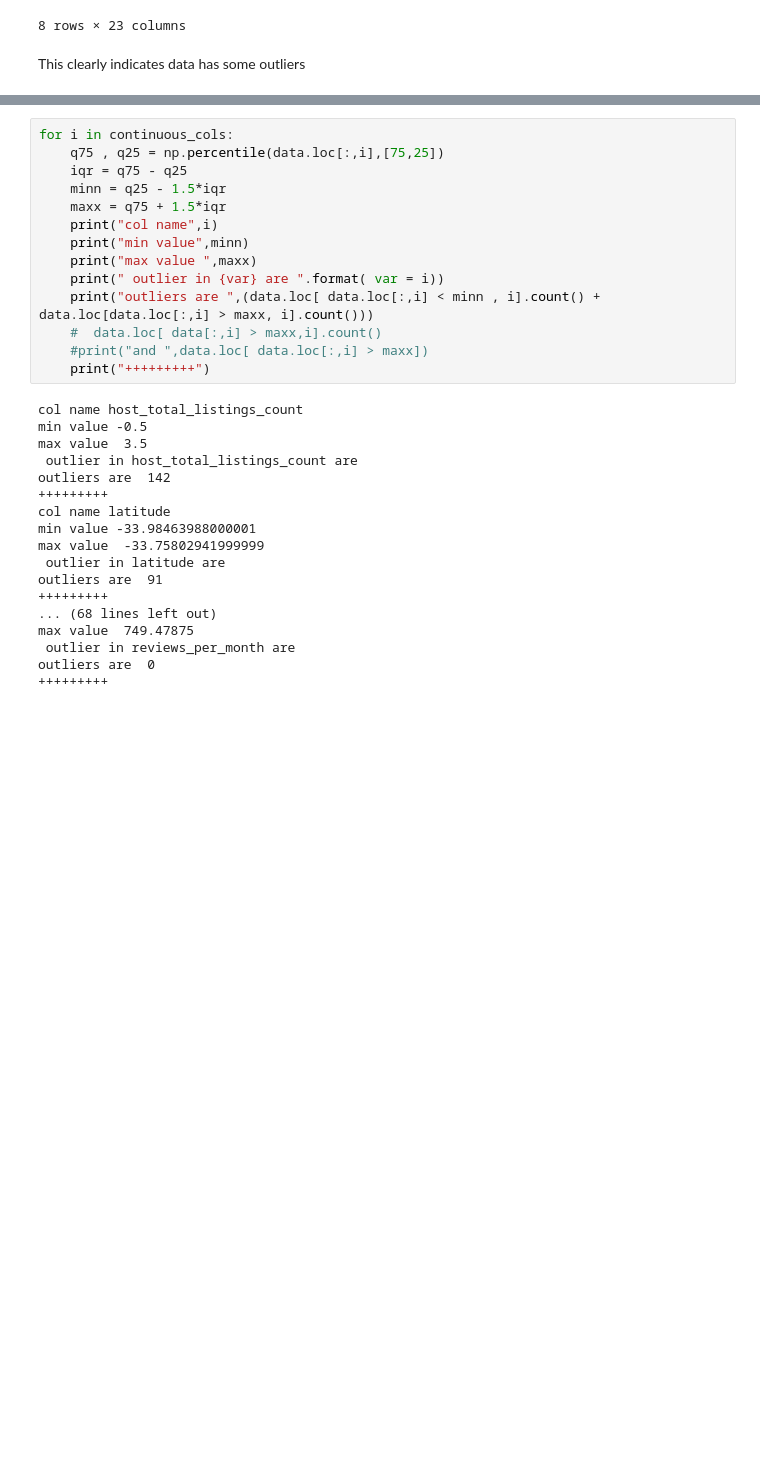
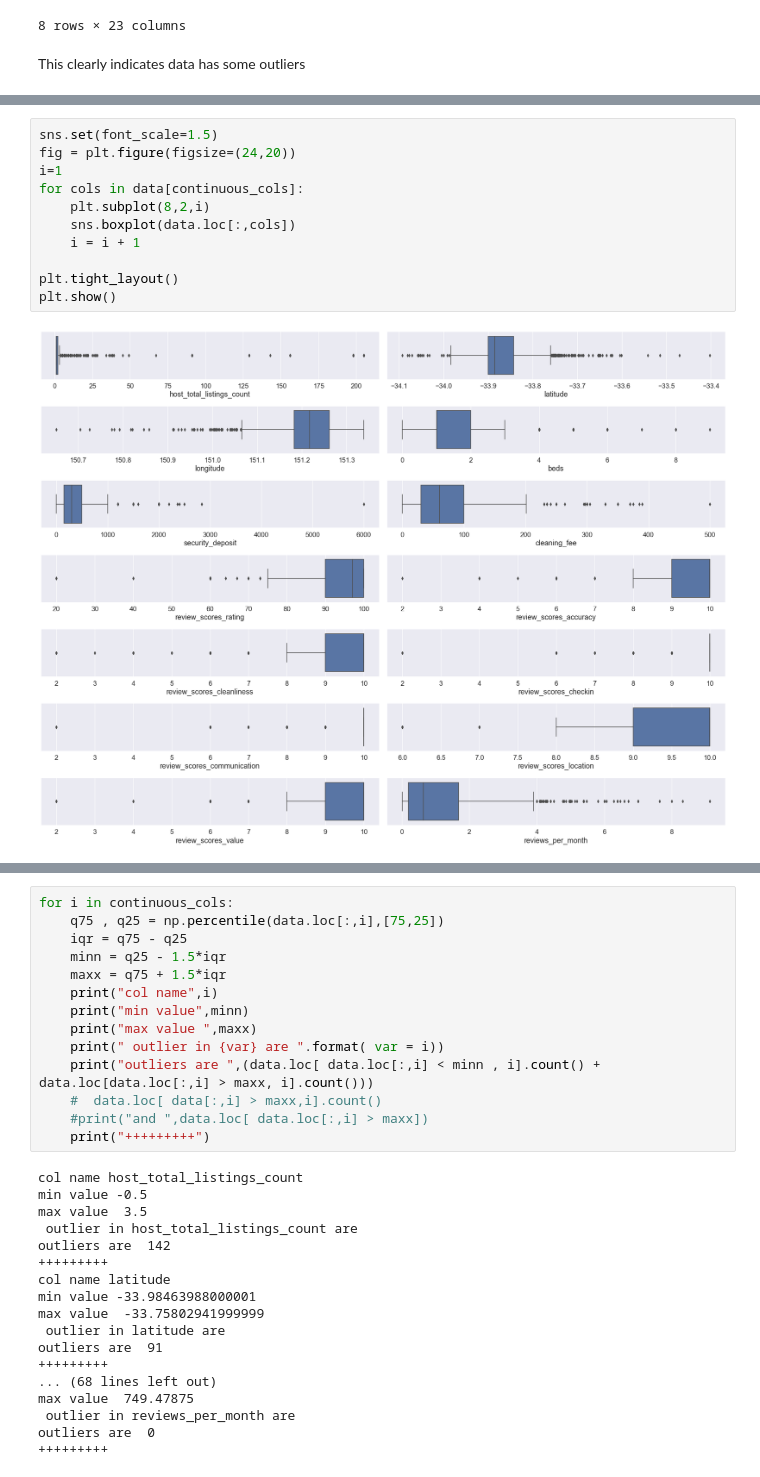
Before and after one commit to mohitranawat/Machine-Learning, a Jupyter notebook: Airbnb_Final.ipynb, the cells around one changed output, grey strips where cells are left out. Drawn from its saved outputs; the diff is of its cells as text; blank space fills up the shorter version.

```diff
--- a/Airbnb_Final.ipynb
+++ b/Airbnb_Final.ipynb
@@ -202,3 +165,16 @@ reviews_per_month              1000 non-null float64
 range                          1000 non-null category
 dtypes: category(1), float64(14), int32(1), int64(8), object(7)
 memory usage: 231.8+ KB
+# %%
+sns.set(font_scale=1.5)
+fig = plt.figure(figsize=(24,20))
+i=1
+for cols in data[continuous_cols]:
+    plt.subplot(8,2,i)
+    sns.boxplot(data.loc[:,cols])
+    i = i + 1
+
+plt.tight_layout()
+plt.show()
+# %% [output]
+[figure, added]
```
Also changed, not shown: parts of 45 cells of this notebook, 1 other file.
